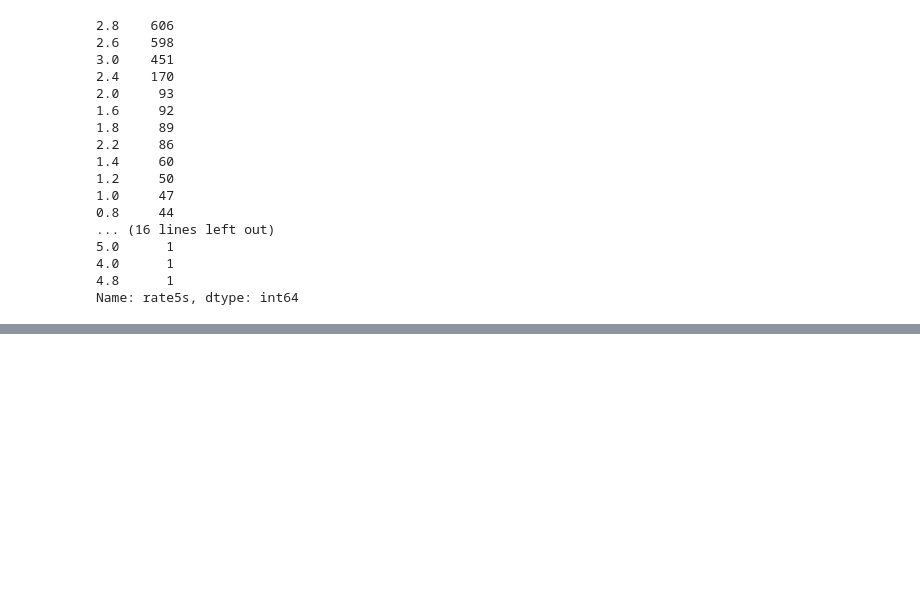
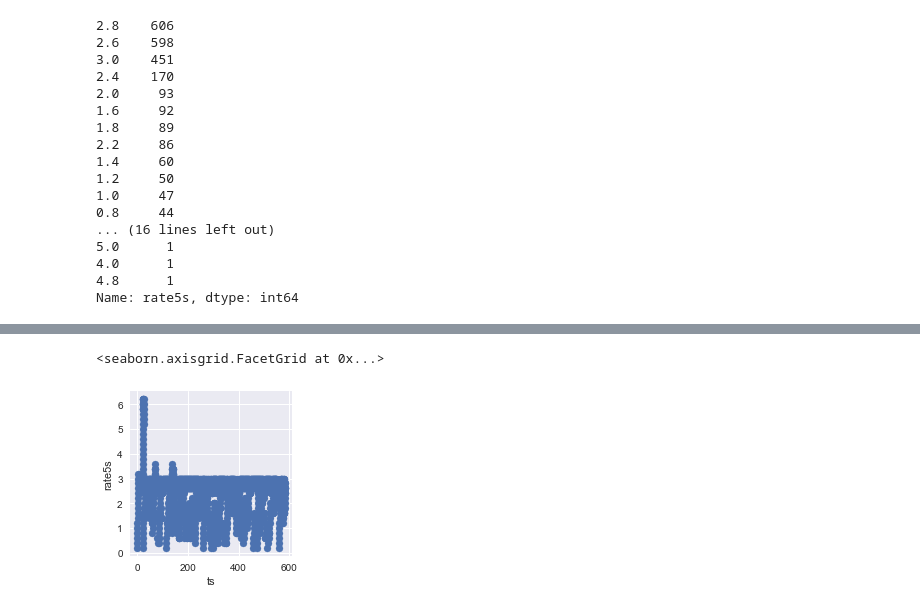
Before and after one commit to JosephKevin/TimeSeriesPrediction, a Jupyter notebook: ts_prediction_playground.ipynb, the cells around one changed output, grey strips where cells are left out. Saved outputs shown, nothing was run; the diff lists cells and outputs as text; code cells hidden in the pictures; blank space fills up the shorter version.

Commit message:
added easy visualization function

```diff
--- a/ts_prediction_playground.ipynb
+++ b/ts_prediction_playground.ipynb
@@ -232,3 +232,9 @@ exec_clean[(exec_clean.rate1s > 5)].sort_values(by='depth')
 | 79 | 22.247 | exe | 28644 | 28633 | /proc/self/exe | None | 5 | {"1": 17.0, "5": 5.8} | 17.0 | 5.8 |
 | 80 | 22.283 | dockerd | 28652 | 28633 | /usr/bin/dockerd | None | 5 | {"1": 18.0, "5": 6.0} | 18.0 | 6.0 |
 | 81 | 22.551 | docker-runc | 28663 | 1051 | /usr/bin/docker-runc | None | 5 | {"1": 19.0, "5": 6.2} | 19.0 | 6.2 |
+# %%
+g = sns.FacetGrid(exec_clean)
+g.map(plt.scatter, "ts", "rate5s")
+# %% [output]
+<seaborn.axisgrid.FacetGrid at 0x...>
+[figure, added]
```
Also changed, not shown: parts of 7 cells of this notebook.
